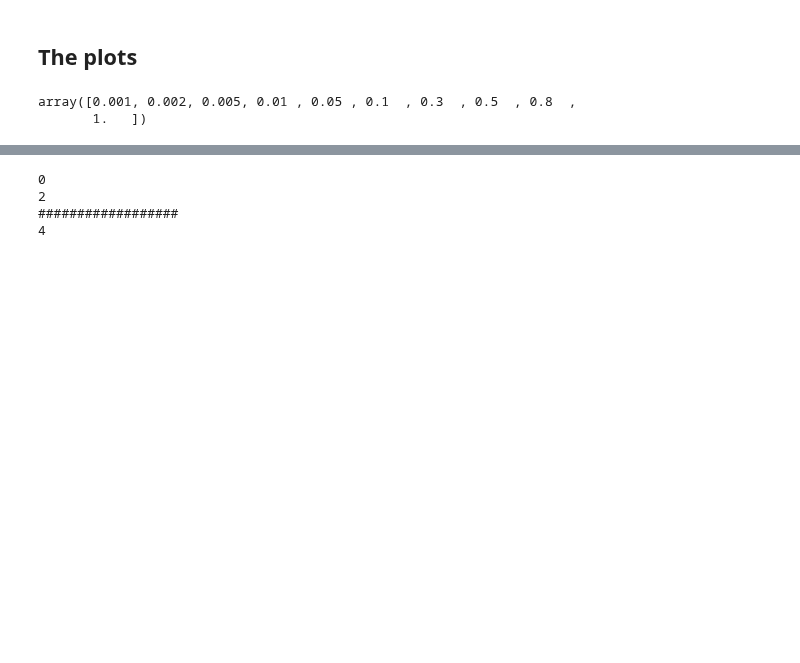
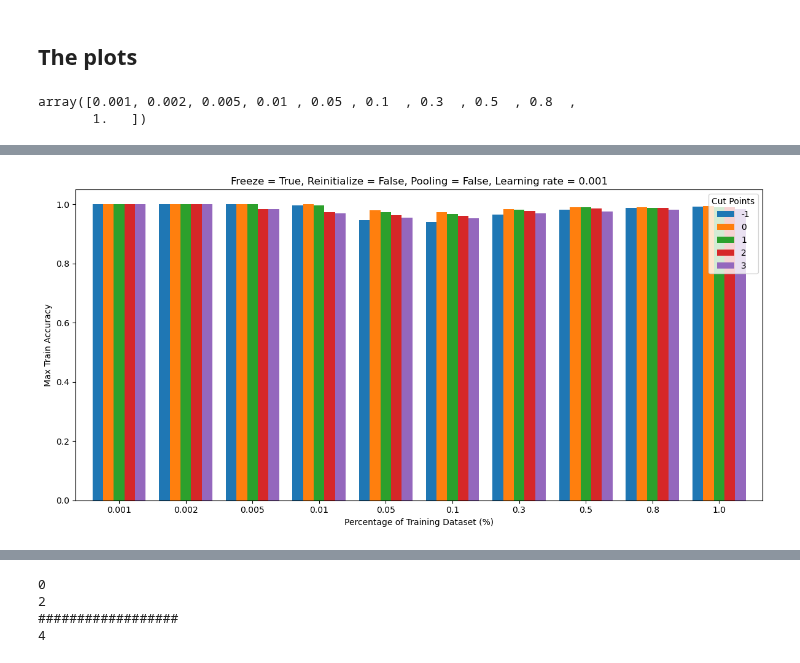
Before and after one commit to tusharmanekar/mp-tl-study, a Jupyter notebook: 50-50_MNIST/3d_visualizations.ipynb, the cells around one changed output, grey strips where cells are left out. Cells and saved outputs as stored; diff of their text form; code cells hidden in the pictures; blank space fills up the shorter version.

```diff
--- a/50-50_MNIST/3d_visualizations.ipynb
+++ b/50-50_MNIST/3d_visualizations.ipynb
@@ -130,0 +179,18 @@ plt.show()
+# %%
+# Create a bar graph for comparing the test accuracies of different cut points at each percentage level.
+
+# Find the mean test accuracy for each cut point at each percentage level.
+mean_accuracies = df.groupby(['Cut Point', 'Percentage']).mean()['Max Train Accuracy'].unstack(0)
+
+# Plotting
+mean_accuracies.plot(kind='bar', figsize=(12, 6), width=0.8)
+
+plt.title(f'Freeze = {params["freeze"]}, Reinitialize = {params["reinit"]}, Pooling = {params["use_pooling"]}, Learning rate = {params["lr_fine_tune"]}')
+plt.xlabel('Percentage of Training Dataset (%)')
+plt.ylabel('Max Train Accuracy')
+plt.xticks(rotation=0)  # Rotate x-axis labels to show them horizontally.
+plt.legend(title='Cut Points')
+plt.tight_layout()
+plt.show()
+# %% [output]
+[figure, added]
```
Also changed, not shown: parts of 18 cells of this notebook.
